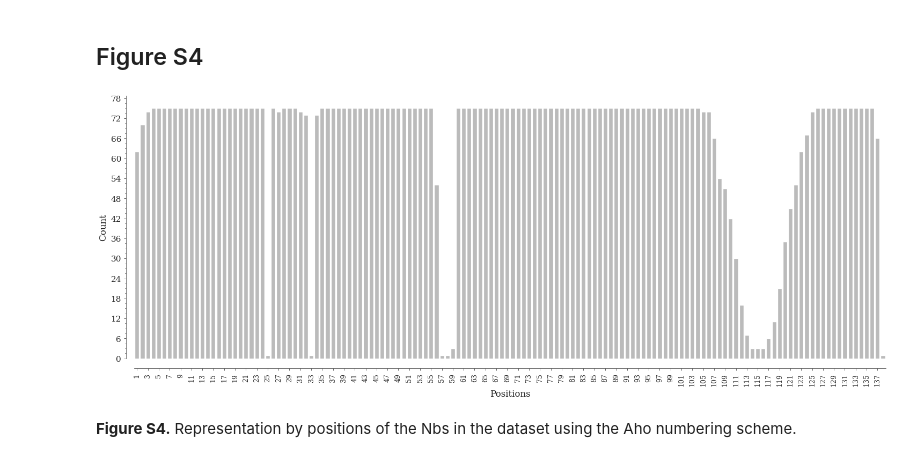
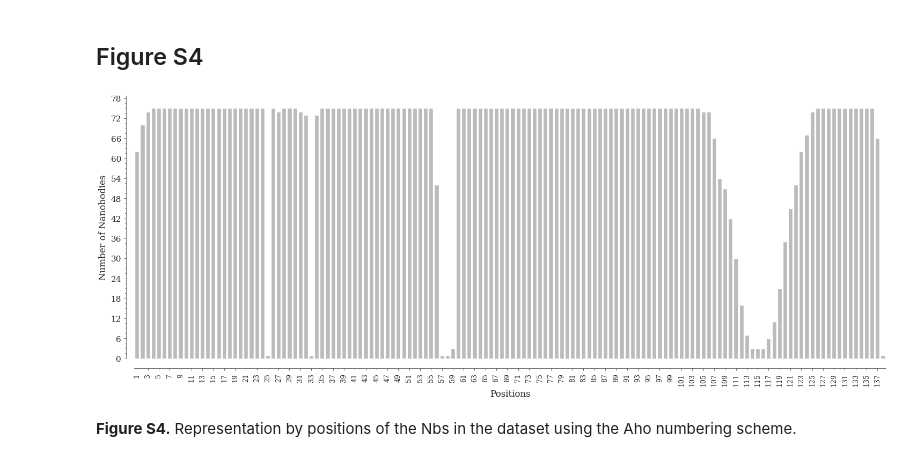
Before and after one commit to Valdes-Tresanco-MS/NbModelingBenchmark, a Jupyter notebook: BenchmarkResultsFigures.ipynb, the cells around one changed output. Saved outputs shown, nothing was run; the diff lists cells and outputs as text; code cells hidden in the pictures.

```diff
--- a/BenchmarkResultsFigures.ipynb
+++ b/BenchmarkResultsFigures.ipynb
@@ -832,35 +832,35 @@ ax = sns.barplot(
 	data=rmsd_by_pos[(rmsd_by_pos['model'] == 'IF') &
                      (rmsd_by_pos['rmsd atoms'] == 'ca')].notnull().sum()[3:].reset_index(),
 	x='index', y=0, color='#BBBBBB')
 
 ax.set_xticks(ax.get_xticks()[::2])
 
 # set labels
 ax.set_xlabel('Positions')
-ax.set_ylabel('Count')
+ax.set_ylabel('Number of Nanobodies')
 
 # despine top and right
 sns.despine(top=True, right=True)
 
 # set new positions for axes
 ax.spines['left'].set_position(('data', -2))
 ax.spines['bottom'].set_position(('data', -3))
 
 # disable x minor ticks
 ax.tick_params(axis='x', which='minor', bottom=False)
 
 # rotate xticks
 l = plt.xticks(rotation=90, fontsize=9)
 loc = ticker.MaxNLocator(15) # this locator puts ticks at regular intervals
 
 ax.yaxis.set_major_locator(loc)
 
 plt.tight_layout()
 
 plt.savefig('figures/figureS4.png', dpi=300, format='png', facecolor='white', edgecolor=None)
 plt.savefig('figures/figureS4.svg', dpi=300, format='svg', facecolor='white', edgecolor=None)
 # %% [output]
-[figure, old version]
+[figure, new version]
 # %% [markdown]
 **Figure S4.** Representation by positions of the Nbs in the dataset using the Aho numbering scheme.
 # %% [markdown]
```
Also changed, not shown: parts of 1 cell of this notebook, 4 other files.
